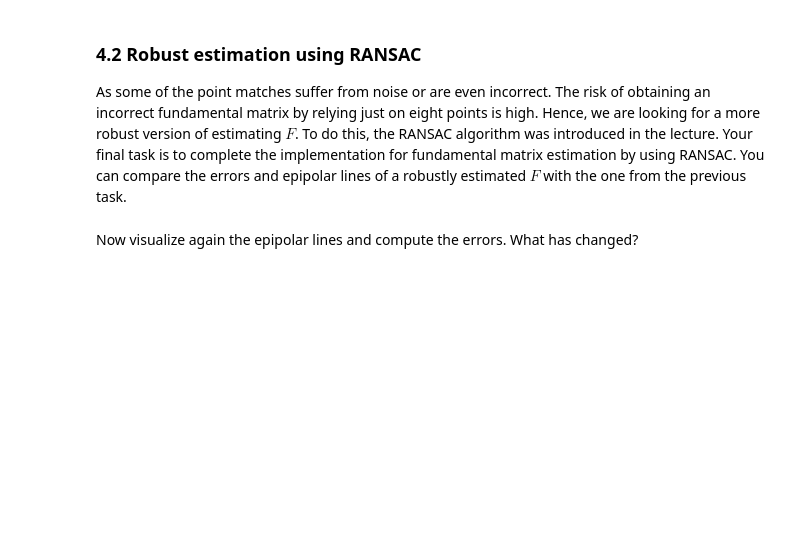
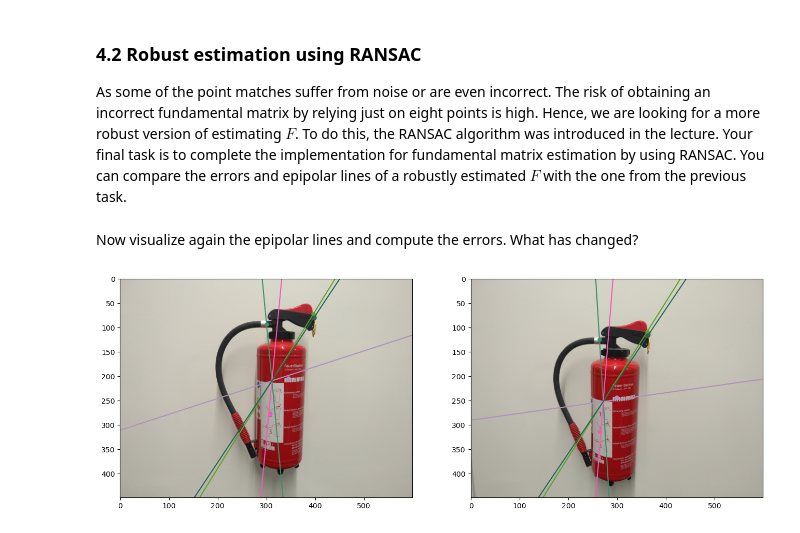
Before and after one commit to neelkanthrawat/3dcv-students, a Jupyter notebook: 5.0-tl-fundamental-matrix.ipynb, the cells around one changed output. Drawn from its saved outputs; the diff is of its cells as text; code cells hidden in the pictures; blank space fills up the shorter version.

```diff
--- a/5.0-tl-fundamental-matrix.ipynb
+++ b/5.0-tl-fundamental-matrix.ipynb
@@ -258,7 +240,36 @@ def find_fundamental_ransac(keypoints1, keypoints2, num_samples=8, threshold=5,
     :param threshold: determines the error value at which we decide for inlier or outlier
     :iterations: maximum number of iterations
     :returns: fundamental matrix and a binary mask indicating the inlier points in keypoints1 and keypoints2
+    """
+    best_F = None
+    best_inlier_mask = None
+    lowest_avg_error = np.inf
 
-    """
+    n_points = keypoints1.shape[0]
 
-    return F, inlier_mask
+    for _ in range(iterations):
+        # Randomly sample 8 points without replacement
+        indices = np.random.choice(n_points, num_samples, replace=False)
+        sample_kps1 = keypoints1[indices]
+        sample_kps2 = keypoints2[indices]
+
+        # Estimate F from sample using 8-point algorithm we implemented above
+        F_candidate = find_fundamental_svd(sample_kps1, sample_kps2)
+
+        # Compute geometric errors
+        errors = geometric_error(keypoints1, keypoints2, F_candidate)
+        errors = np.array(errors)
+
+        # Determine inliers
+        inlier_mask = errors < threshold
+        num_inliers = np.sum(inlier_mask)
+
+        if num_inliers >= min_inliers:
+            avg_error = np.mean(errors[inlier_mask])
+
+            if avg_error < lowest_avg_error:
+                best_F = F_candidate
+                best_inlier_mask = inlier_mask
+                lowest_avg_error = avg_error
+
+    return best_F, best_inlier_mask
@@ -267,2 +276,9 @@ F, inliers = find_fundamental_ransac(...)
+# %%
+F_ransac, inliers = find_fundamental_ransac(kps1,kps2,num_samples=30 ,iterations=10000)
 # %% [markdown]
 Now visualize again the epipolar lines and compute the errors. What has changed?
+# %%
+# visualising epipolar lines
+visualize_epipolar_lines(view1, view2, kps1[:5,:], kps2[:5,:], F_ransac)
+# %% [output]
+[figure, added]
```
Also changed, not shown: parts of 10 cells of this notebook.
